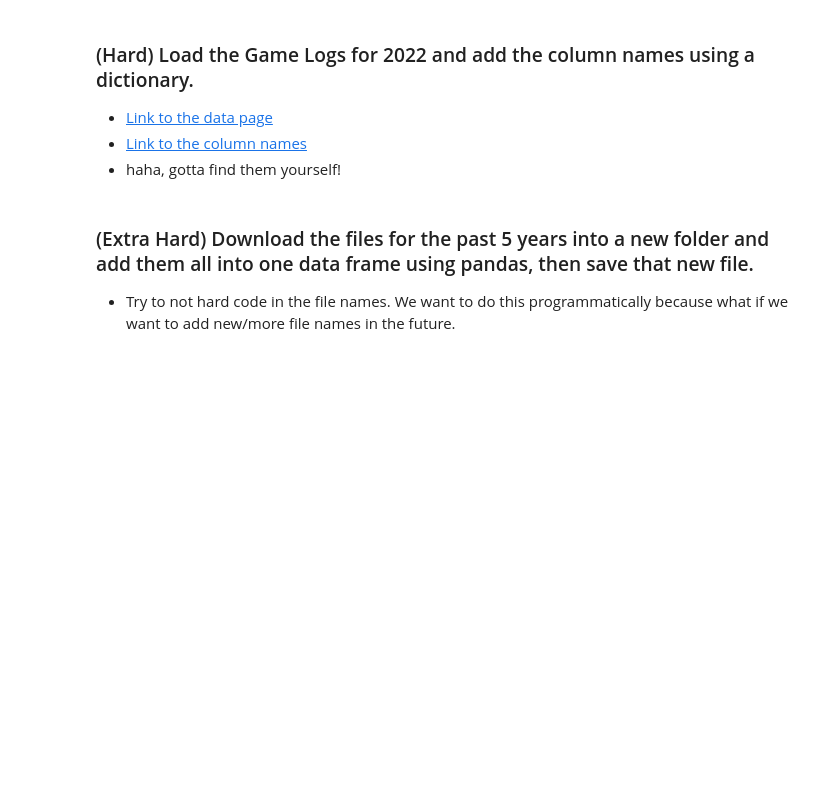
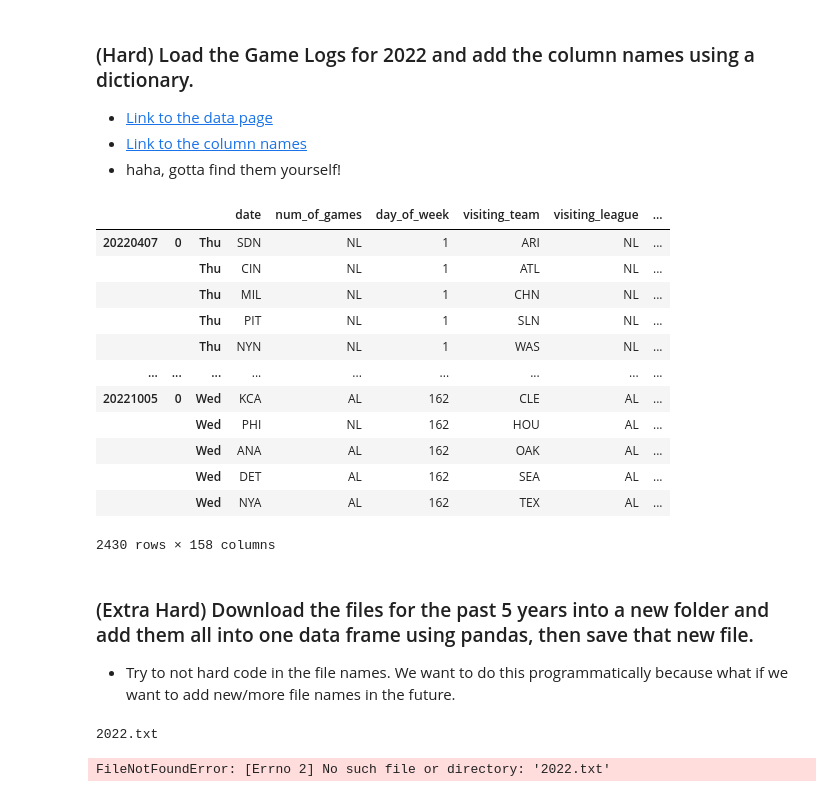
Before and after one commit to azhu000/my-fork-2023-fall-data-science, a Jupyter notebook: Week-01-Pandas/Exercise-AZ.ipynb, the cells around one changed output. Saved outputs shown, nothing was run; the diff lists cells and outputs as text; code cells hidden in the pictures; blank space fills up the shorter version.

```diff
--- a/Week-01-Pandas/Exercise-AZ.ipynb
+++ b/Week-01-Pandas/Exercise-AZ.ipynb
@@ -123,6 +322,63 @@ Every question below this cell is extra credit and optional.
 * [Link to the data page](https://www.retrosheet.org/gamelogs/)
 * [Link to the column names](https://procatinator.com/)
 * haha, gotta find them yourself!
+# %%
+columns = ['date','num_of_games','day_of_week','visiting_team','visiting_league','visiting_team_game_num','home_team','home_league','home_team_game_num','visiting_team_score','home_team_score'
+          'length of game in outs', 'day/night', 'completion info', 'forfeit info', 'protest info', 'parkID', 'attendance', 'time of game', 'visiting line score', 'home line score',
+          'Visiting at-bats', 'visiting hits', 'visiting doubles', 'visiting triples', 'visiting visiting homeruns', 'visiting RBI', 'visiting sacrifice hits', 'visiting sacrifice flies', 'visiting hit-by-pitch', 'visiting walks', 'visiting intentional walks' , 'visiting strikeouts', 'visiting stolen bases', 'visiting caught stealing', 'visiting grounded into double plays', 'visiting awarded on catcher interference' , 'visiting left on base',
+          'visiting pitchers used', 'visiting individual earned runs', 'visiting team earned runs', 'visiting wild pitches', 'visiting balks','visiting assists', 'visiting errors', ' visiting passed balls', 'visiting double plays', 'visiting triple plays',
+          'home at bats', 'home hits', 'home doubles', 'home triples', 'home homeruns', 'home rbi', 'home sacrifice hits', 'home sacrifice flies', 'home hit-by-pitch', 'home walks', 'home intentional walks', 'home strikeouts', 'home stolen bases', 'home caught stealing', 'home grounded into double plays','home awarded first on catchers inteference', 'home left on base',
+          'home pitchers used', 'home individual earned runs', 'home team earned runs', 'home wild pitches', 'home balks', 'home assists','home errors', 'home passed balls', 'home double plays', 'home triple plays',
+           'home plate umpire id', 'home plate umpire name', '1b umpire id', '1b umpire name', '2b umpire id', '2b umpire name', '3b umpire id', '3b umpire name', 'lf umpire id', 'lf umpire name', 'rf umpire id', 'rf umpire name',
+          'visiting team manager id', 'visiting team manager name', 'home team manager id', 'home team manager name', 'winning pitcher id','winning pitcher name','losing pitcher id', 'losing pitcher name','saving pitcher id','saving pitcher name','game winning RBI batter id', 'game winning RBI batter name','visiting starting pitcher id','visiting starting pitcher name','home starting pitcher id','home starting pitcher name',
+          'visiting starting player 1 id', 'visiting starting player 1 name', 'visiting starting player 1 defensive position',
+          'visiting starting player 2 id', 'visiting starting player 2 name', 'visiting starting player 2 defensive position',
+          'visiting starting player 3 id', 'visiting starting player 3 name', 'visiting starting player 3 defensive position',
+          'visiting starting player 4 id', 'visiting starting player 4 name', 'visiting starting player 4 defensive position',
+          'visiting starting player 5 id', 'visiting starting player 5 name', 'visiting starting player 5 defensive position',
+          'visiting starting player 6 id', 'visiting starting player 6 name', 'visiting starting player 6 defensive position',
+          'visiting starting player 7 id', 'visiting starting player 7 name', 'visiting starting player 7 defensive position',
+          'visiting starting player 8 id', 'visiting starting player 8 name', 'visiting starting player 8 defensive position',
+          'visiting starting player 9 id', 'visiting starting player 9 name', 'visiting starting player 9 defensive position',
+          'home starting player 1 id', 'home starting player 1 name', 'home starting player 1 defensive position',
+          'home starting player 2 id', 'home starting player 2 name', 'home starting player 2 defensive position',
+          'home starting player 3 id', 'home starting player 3 name', 'home starting player 3 defensive position',
+          'home starting player 4 id', 'home starting player 4 name', 'home starting player 4 defensive position',
+          'home starting player 5 id', 'home starting player 5 name', 'home starting player 5 defensive position',
+          'home starting player 6 id', 'home starting player 6 name', 'home starting player 6 defensive position',
+          'home starting player 7 id', 'home starting player 7 name', 'home starting player 7 defensive position',
+          'home starting player 8 id', 'home starting player 8 name', 'home starting player 8 defensive position',
+          'home starting player 9 id', 'home starting player 9 name', 'home starting player 9 defensive position',
+          'additional information', 'acquisition information']
+df_gl = pd.read_csv('baseball-games/2022.txt', sep=',', header=None, names=columns)
+df_gl
+# %% [output]
+|  |  |  | date | num_of_games | day_of_week | visiting_team | visiting_league | ... |
+| 20220407 | 0 | Thu | SDN | NL | 1 | ARI | NL | ... |
+|  |  | Thu | CIN | NL | 1 | ATL | NL | ... |
+|  |  | Thu | MIL | NL | 1 | CHN | NL | ... |
+|  |  | Thu | PIT | NL | 1 | SLN | NL | ... |
+|  |  | Thu | NYN | NL | 1 | WAS | NL | ... |
+| ... | ... | ... | ... | ... | ... | ... | ... | ... |
+| 20221005 | 0 | Wed | KCA | AL | 162 | CLE | AL | ... |
+|  |  | Wed | PHI | NL | 162 | HOU | AL | ... |
+|  |  | Wed | ANA | AL | 162 | OAK | AL | ... |
+|  |  | Wed | DET | AL | 162 | SEA | AL | ... |
+|  |  | Wed | NYA | AL | 162 | TEX | AL | ... |
+2430 rows × 158 columns
 # %% [markdown]
 ### (Extra Hard) Download the files for the past 5 years into a new folder and add them all into one data frame using pandas, then save that new file.
 * Try to not hard code in the file names. We want to do this programmatically because what if we want to add new/more file names in the future.
+# %%
+import os
+df1 = pd.DataFrame
+directory = 'baseball-games'
+for files in os.listdir(directory):
+    if files.endswith('.txt'):
+        print(files)
+        with open(os.path.join(directory, files)) as f:
+            df1_hold = pd.read_csv(files, header=None, names=columns, sep=",")
+            df1.append(df1_hold)
+# %% [output]
+2022.txt
+FileNotFoundError: [Errno 2] No such file or directory: '2022.txt'
```
Also changed, not shown: parts of 20 cells of this notebook, 6 other files.
